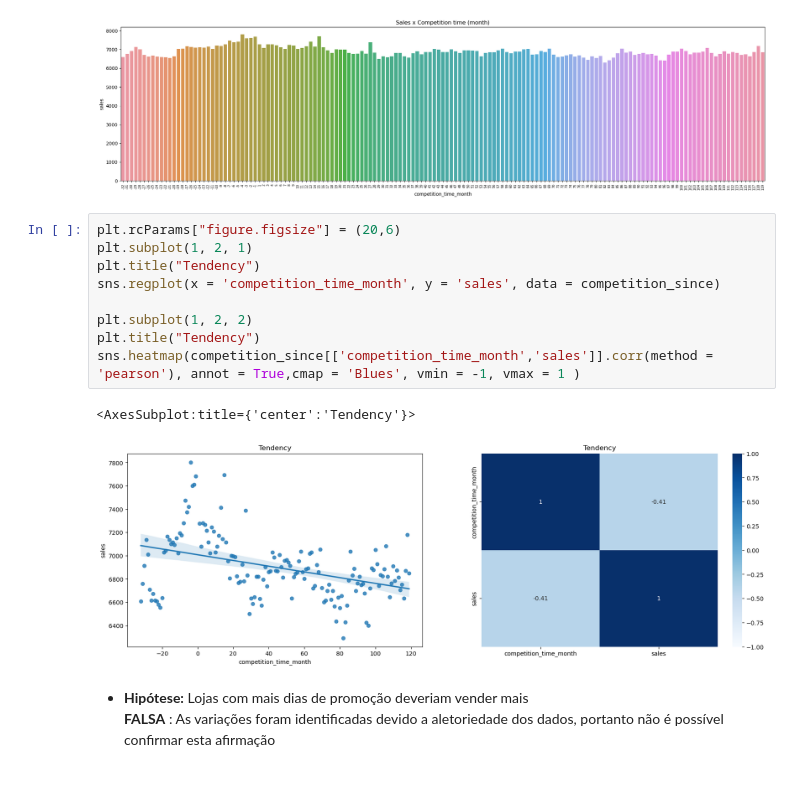
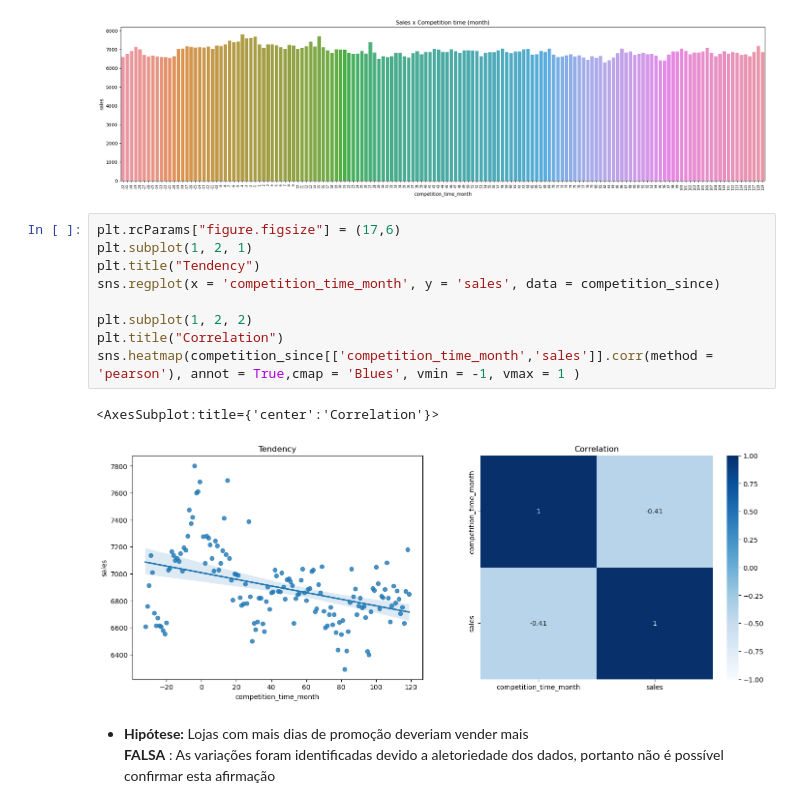
Before and after one commit to igorvgp/DS_rossmann_stores, a Jupyter notebook: m04_v01_store_sales_prediction copy.ipynb, the cells around one changed output. Saved outputs shown, nothing was run; the diff lists cells and outputs as text.

```diff
--- a/m04_v01_store_sales_prediction copy.ipynb
+++ b/m04_v01_store_sales_prediction copy.ipynb
@@ -530,17 +530,17 @@ sns.barplot(x = 'competition_time_month', y = 'sales', data = competition_since)
 <AxesSubplot:title={'center':'Sales x Competition time (month)'}, xlabel='competition_time_month', ylabel='sales'>
 [figure]
 # %%
-plt.rcParams["figure.figsize"] = (20,6)
+plt.rcParams["figure.figsize"] = (17,6)
 plt.subplot(1, 2, 1)
 plt.title("Tendency")
 sns.regplot(x = 'competition_time_month', y = 'sales', data = competition_since)
 
 plt.subplot(1, 2, 2)
-plt.title("Tendency")
+plt.title("Correlation")
 sns.heatmap(competition_since[['competition_time_month','sales']].corr(method = 'pearson'), annot = True,cmap = 'Blues', vmin = -1, vmax = 1 )
 # %% [output]
-<AxesSubplot:title={'center':'Tendency'}>
+<AxesSubplot:title={'center':'Correlation'}>
-[figure, old version]
+[figure, new version]
 # %% [markdown]
 -  **Hipótese:** Lojas com mais dias de promoção deveriam vender mais\
 **FALSA** : As variações foram identificadas devido a aletoriedade dos dados, portanto não é possível confirmar esta afirmação
```
Also changed, not shown: parts of 20 cells of this notebook.
